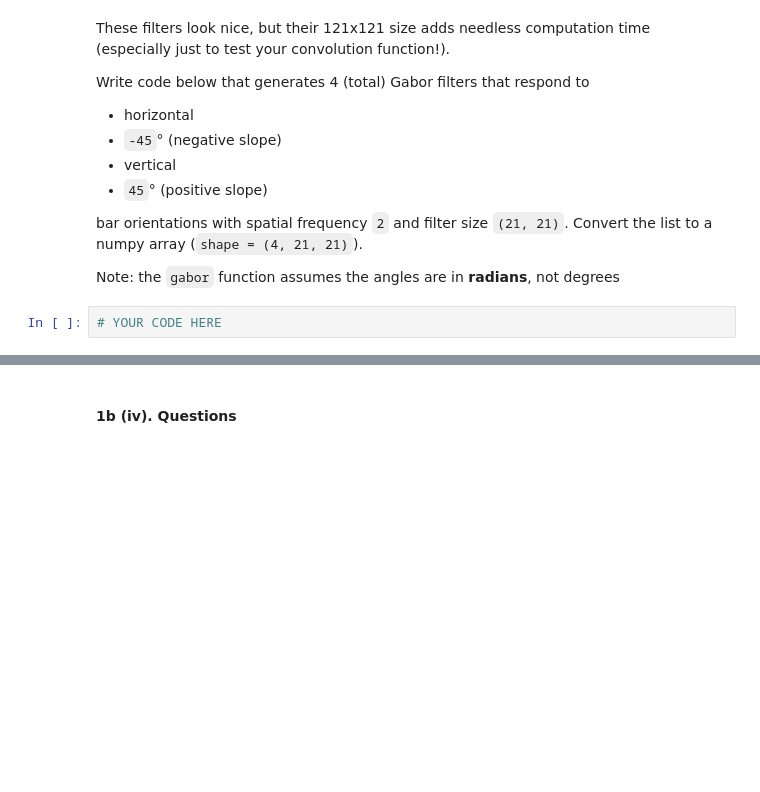
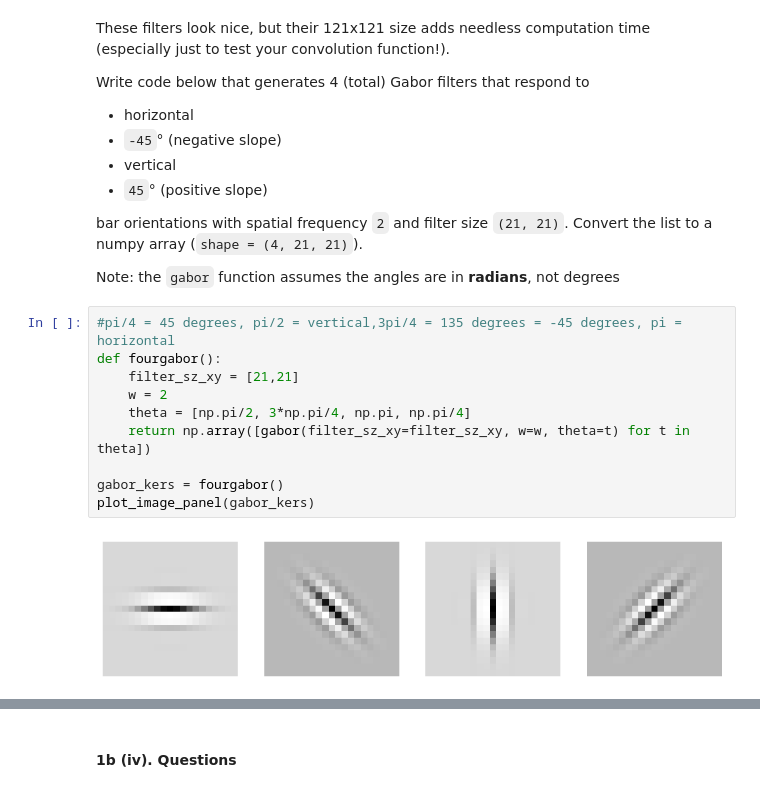
Before and after one commit to sampolz/Neural-Networks, a Jupyter notebook: Project 3/convolution_and_pooling.ipynb, the cells around one changed output, grey strips where cells are left out. Saved outputs shown, nothing was run; the diff lists cells and outputs as text; blank space fills up the shorter version.

```diff
--- a/Project 3/convolution_and_pooling.ipynb
+++ b/Project 3/convolution_and_pooling.ipynb
@@ -281,8 +278,18 @@ Write code below that generates 4 (total) Gabor filters that respond to
 bar orientations with spatial frequency `2` and filter size `(21, 21)`. Convert the list to a numpy array (`shape = (4, 21, 21)`).
 
 Note: the `gabor` function assumes the angles are in **radians**, not degrees
-# %%
-# YOUR CODE HERE
+# %%
+#pi/4 = 45 degrees, pi/2 = vertical,3pi/4 = 135 degrees = -45 degrees, pi = horizontal
+def fourgabor():
+    filter_sz_xy = [21,21]
+    w = 2
+    theta = [np.pi/2, 3*np.pi/4, np.pi, np.pi/4]
+    return np.array([gabor(filter_sz_xy=filter_sz_xy, w=w, theta=t) for t in theta])
+
+gabor_kers = fourgabor()
+plot_image_panel(gabor_kers)
+# %% [output]
+[figure, added]
 # %%
 print(f'Test kernels have shape {gabor_kers.shape} and it should be (4, 21, 21)')
 print('Assuming that you generated the filters in the above order, the center few values in each of your filters are:')
```
Also changed, not shown: parts of 5 cells of this notebook.
